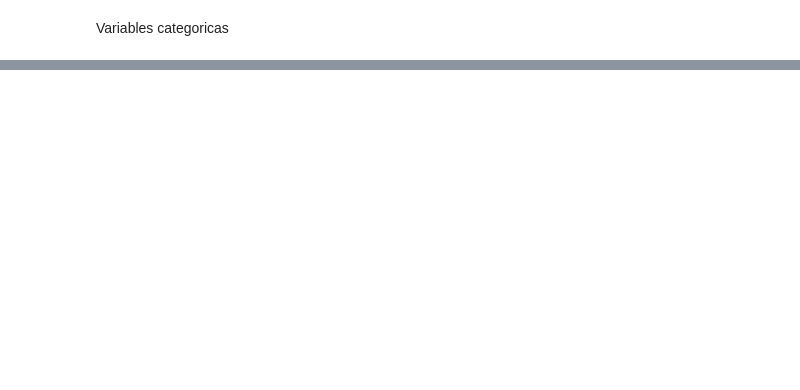
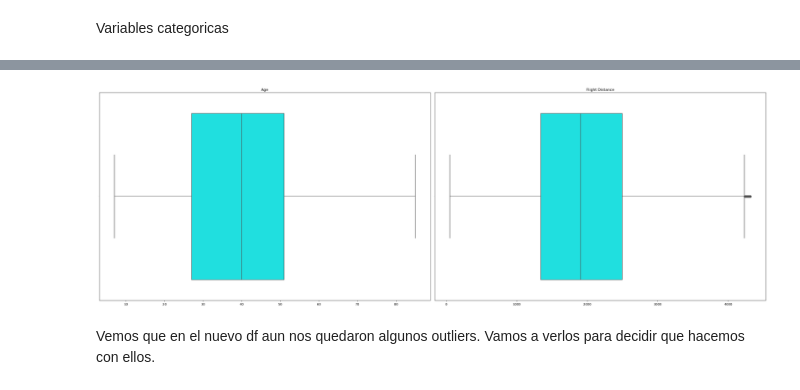
Before and after one commit to Adalab/DA-promo-b-modulo-3-sprint-1-Paula-Yadira, a Jupyter notebook: Regresión logistica/I-pair-programming-EDA.ipynb, the cells around one changed output, grey strips where cells are left out. Cells and saved outputs as stored; diff of their text form; code cells hidden in the pictures; blank space fills up the shorter version.

```diff
--- a/Regresión logistica/I-pair-programming-EDA.ipynb
+++ b/Regresión logistica/I-pair-programming-EDA.ipynb
@@ -182,0 +287,4 @@ fig.tight_layout();
+# %%
+# Creamos el df con los outliers de flight distance, que corresponden a los vuelos largos.
+largos, dict = detectar_outliers(['Flight Distance'], df)
+largos.head()
@@ -182,0 +302,3 @@ fig.tight_layout();
+# %%
+# Creamos el df con la distancia de vuelos cortos, que serían las distancias de vuelo sin los outliers.
+cortos = df[df['Flight Distance']< largos['Flight Distance'].min()]
@@ -182,0 +321,19 @@ fig.tight_layout();
+# %%
+fig, axes = plt.subplots(1, 2, figsize=(30,10))
+
+df_numericas = df[['Age','Flight Distance']]
+
+axes = axes.flat
+
+for indice, cate in enumerate(df_numericas):
+
+    sns.boxplot(x = cortos[cate], data = cortos, ax=axes[indice], color = "cyan"); # para trazar una línea de densidad
+
+    axes[indice].set_title(cate)
+    axes[indice].set_xlabel("")
+
+fig.tight_layout();
+# %% [output]
+[figure, added]
+# %% [markdown]
+Vemos que en el nuevo df aun nos quedaron algunos outliers. Vamos a verlos para decidir que hacemos con ellos.
```
Also changed, not shown: parts of 34 cells of this notebook, 3 other files.
